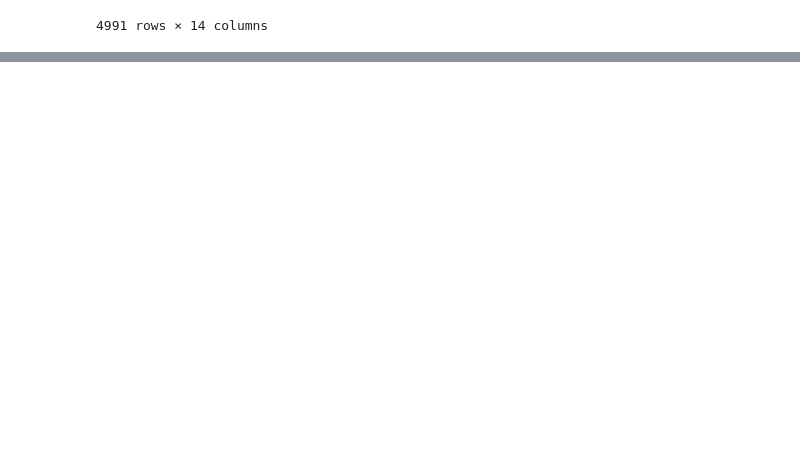
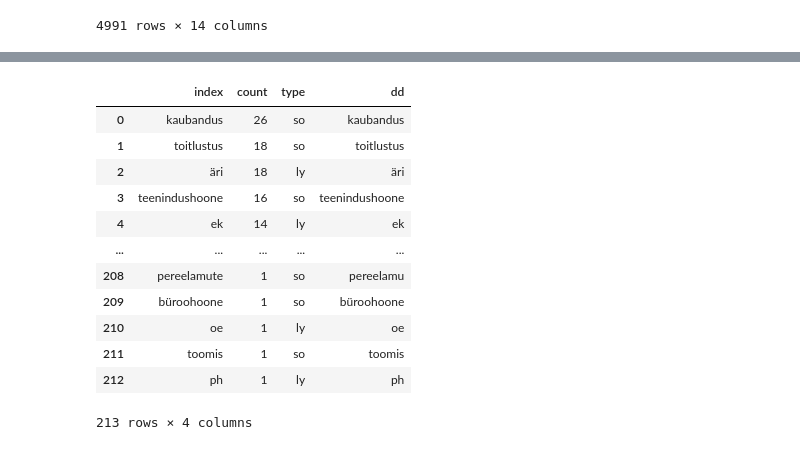
Before and after one commit to taavip/MAPlaneeringud, a Jupyter notebook: plan_analyys.ipynb, the cells around one changed output, grey strips where cells are left out. Saved outputs shown, nothing was run; the diff lists cells and outputs as text; code cells hidden in the pictures; blank space fills up the shorter version.

```diff
--- a/plan_analyys.ipynb
+++ b/plan_analyys.ipynb
@@ -345,3 +342,19 @@ test
+# %%
+test
+# %% [output]
+|  | index | count | type | dd |
+| 0 | kaubandus | 26 | so | kaubandus |
+| 1 | toitlustus | 18 | so | toitlustus |
+| 2 | äri | 18 | ly | äri |
+| 3 | teenindushoone | 16 | so | teenindushoone |
+| 4 | ek | 14 | ly | ek |
+| ... | ... | ... | ... | ... |
+| 208 | pereelamute | 1 | so | pereelamu |
+| 209 | büroohoone | 1 | so | büroohoone |
+| 210 | oe | 1 | ly | oe |
+| 211 | toomis | 1 | so | toomis |
+| 212 | ph | 1 | ly | ph |
+213 rows × 4 columns
 # %%
 from string_grouper import match_strings, match_most_similar, group_similar_strings, StringGrouper
 # Add the grouped strings
```
Also changed, not shown: parts of 10 cells of this notebook.
